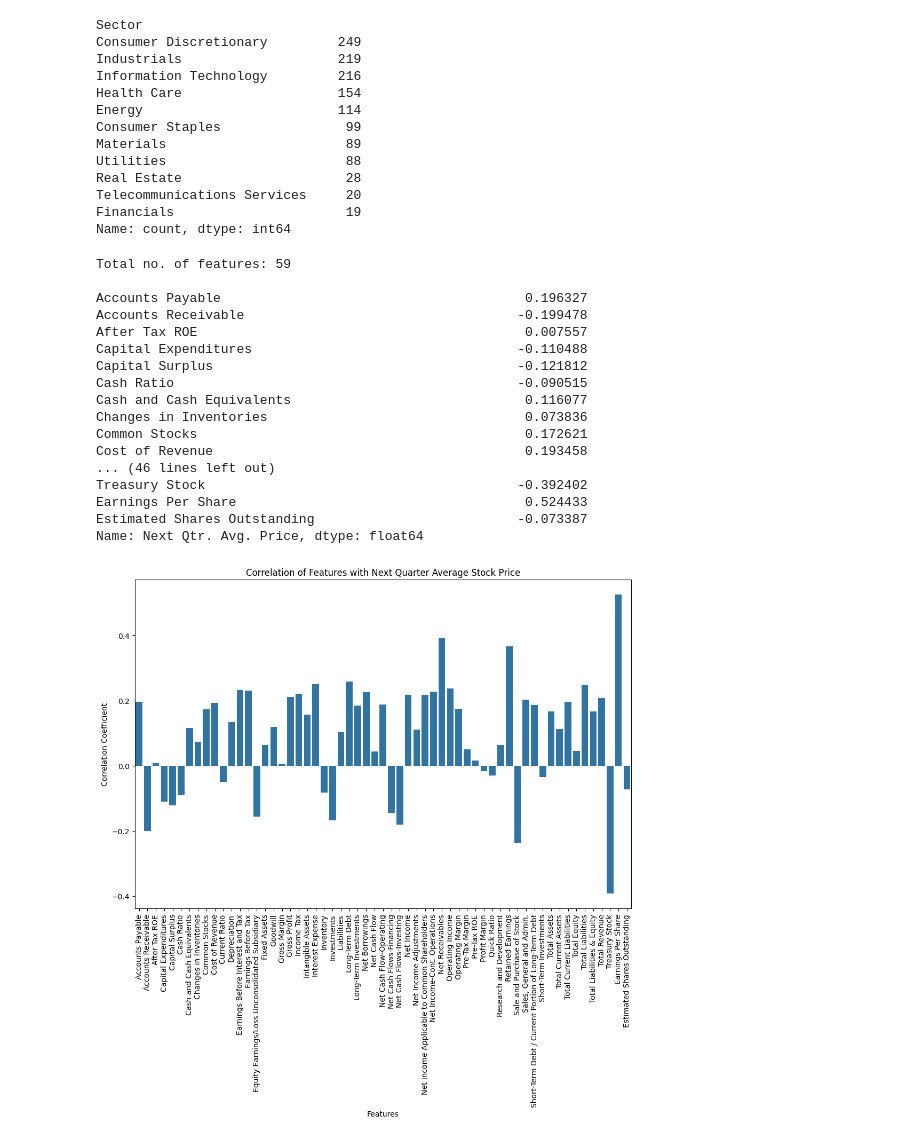
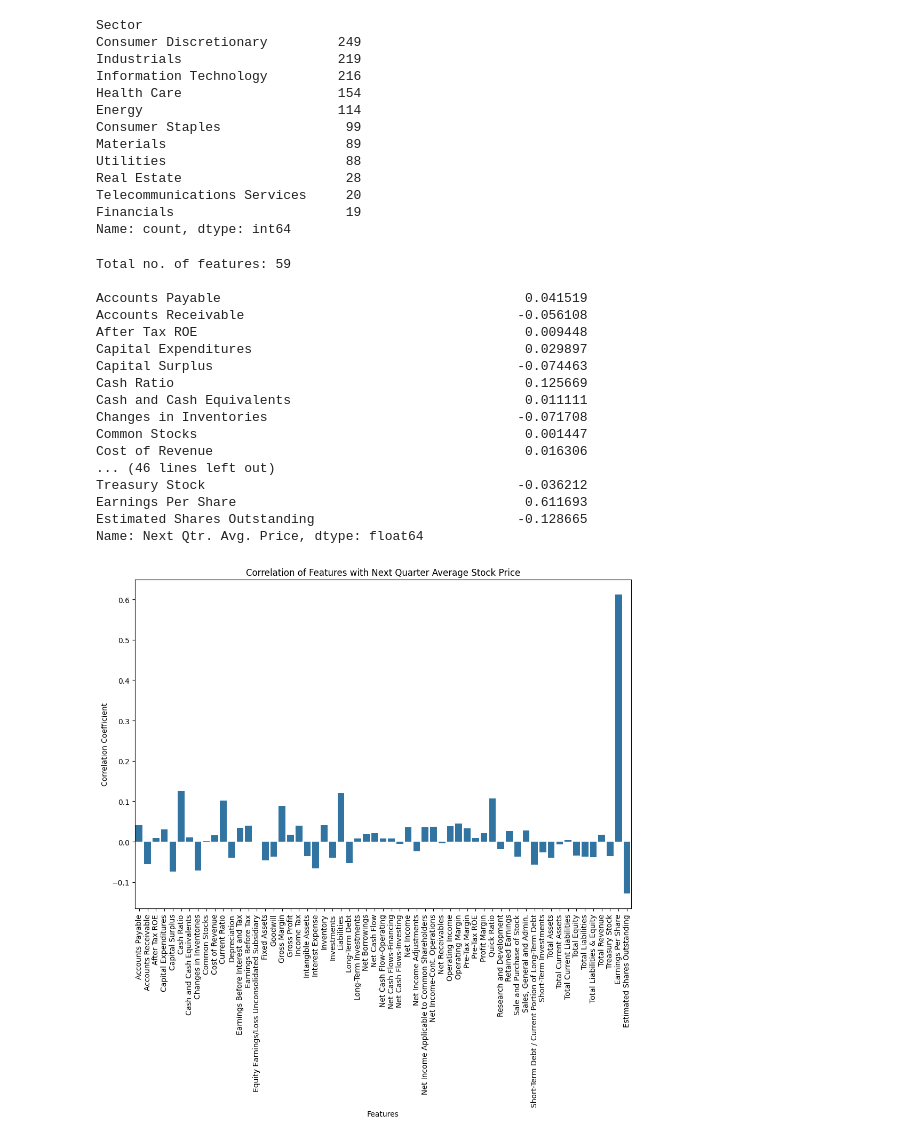
Before and after one commit to aishwaryapb/stock_price_prediction, a Jupyter notebook: data_exploration/data_exploration.ipynb, the cells around one changed output. Drawn from its saved outputs; the diff is of its cells as text; code cells hidden in the pictures.

```diff
--- a/data_exploration/data_exploration.ipynb
+++ b/data_exploration/data_exploration.ipynb
@@ -47,52 +32,52 @@ it_sector_data.to_csv('./outputs/it_sector_data.csv', index=False)
 # %%
-# Load IT sector
-it_sector_data = pd.read_csv('./outputs/it_sector_data.csv')
+# Drop some columns which are redundant and less useful for fundamental analysis
+fundamentals = fundamentals.drop(columns=["Add'l income/expense items", "Deferred Asset Charges", "Deferred Liability Charges", "Effect of Exchange Rate", "Minority Interest", "Misc. Stocks", "Non-Recurring Items", "Other Assets", "Other Current Assets", "Other Current Liabilities", "Other Equity", "Other Financing Activities", "Other Investing Activities", "Other Liabilities", "Other Operating Activities", "Other Operating Items"])
 
 # Select features and target variable
-features = it_sector_data.drop(columns=non_feature_columns)
-target = it_sector_data['Next Qtr. Avg. Price']
+features = fundamentals.drop(columns=non_feature_columns)
+target = fundamentals['Next Qtr. Avg. Price']
 
 print(f'Total no. of features: {features.columns.size}\n')
 
 # Combine features and target into a single DataFrame for correlation analysis
 combined_data = pd.concat([features, target], axis=1)
 
 # Calculate the correlation matrix
 corr_matrix = combined_data.corr()
 
 # Extract correlation of each feature with the target variable
 target_corr = corr_matrix['Next Qtr. Avg. Price'].drop('Next Qtr. Avg. Price')
 
 # Display the correlation of each feature with the target variable
 print(target_corr)
 
 # Visualize the correlations
 plt.figure(figsize=(12, 8))
 sns.barplot(x=target_corr.index, y=target_corr.values)
 plt.xticks(rotation=90)
 plt.title('Correlation of Features with Next Quarter Average Stock Price')
 plt.ylabel('Correlation Coefficient')
 plt.xlabel('Features')
 plt.show()
 # %% [output]
 Total no. of features: 59
 
-Accounts Payable                                       0.196327
-Accounts Receivable                                   -0.199478
-After Tax ROE                                          0.007557
-Capital Expenditures                                  -0.110488
-Capital Surplus                                       -0.121812
-Cash Ratio                                            -0.090515
-Cash and Cash Equivalents                              0.116077
-Changes in Inventories                                 0.073836
-Common Stocks                                          0.172621
-Cost of Revenue                                        0.193458
+Accounts Payable                                       0.041519
+Accounts Receivable                                   -0.056108
+After Tax ROE                                          0.009448
+Capital Expenditures                                   0.029897
+Capital Surplus                                       -0.074463
+Cash Ratio                                             0.125669
+Cash and Cash Equivalents                              0.011111
+Changes in Inventories                                -0.071708
+Common Stocks                                          0.001447
+Cost of Revenue                                        0.016306
 ... (46 lines left out)
-Treasury Stock                                        -0.392402
-Earnings Per Share                                     0.524433
-Estimated Shares Outstanding                          -0.073387
+Treasury Stock                                        -0.036212
+Earnings Per Share                                     0.611693
+Estimated Shares Outstanding                          -0.128665
 Name: Next Qtr. Avg. Price, dtype: float64
-[figure, old version]
+[figure, new version]
 # %%
 # Define LinearRegression model
 model = LinearRegression()
```
Also changed, not shown: parts of 5 cells of this notebook, 1 other file.
